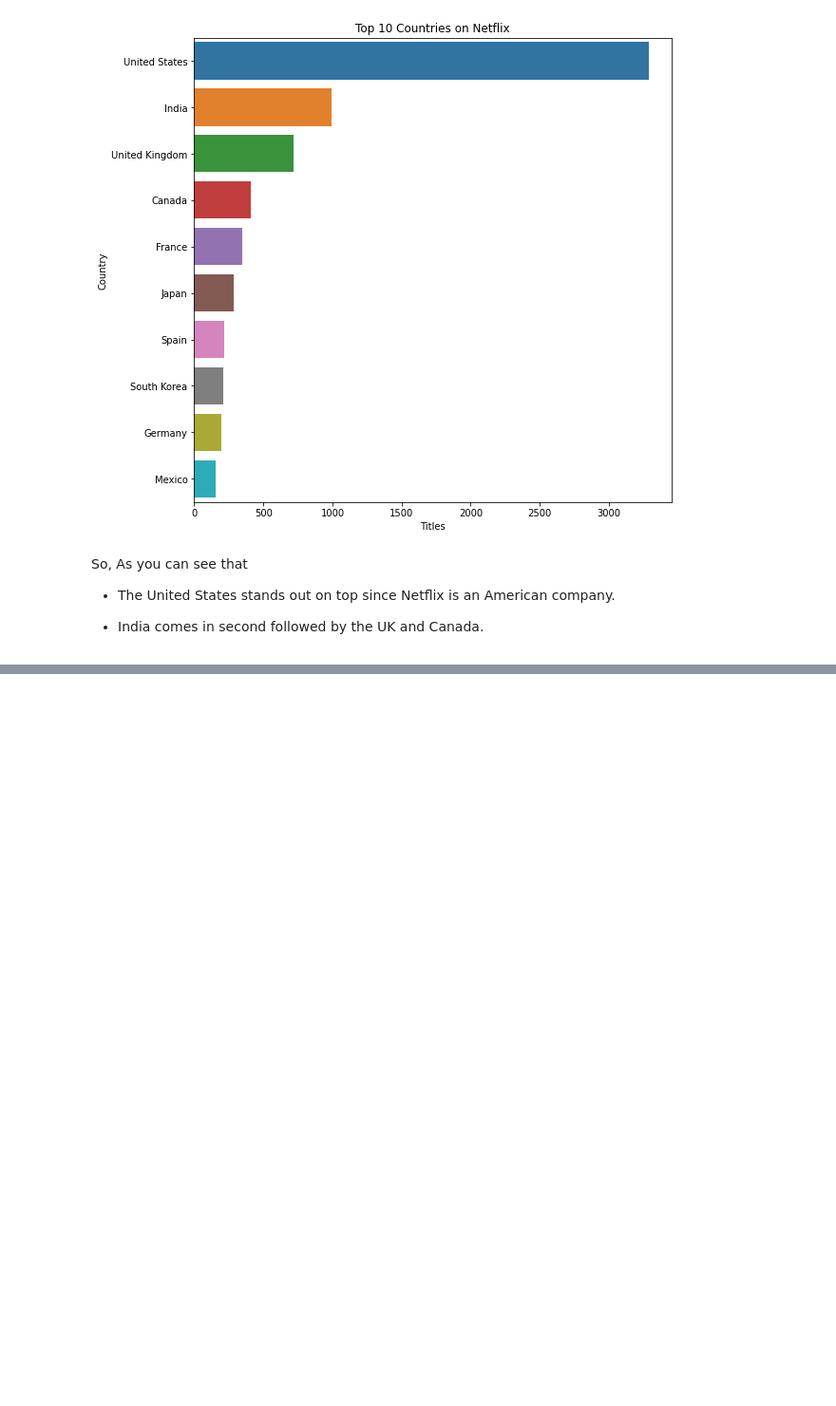
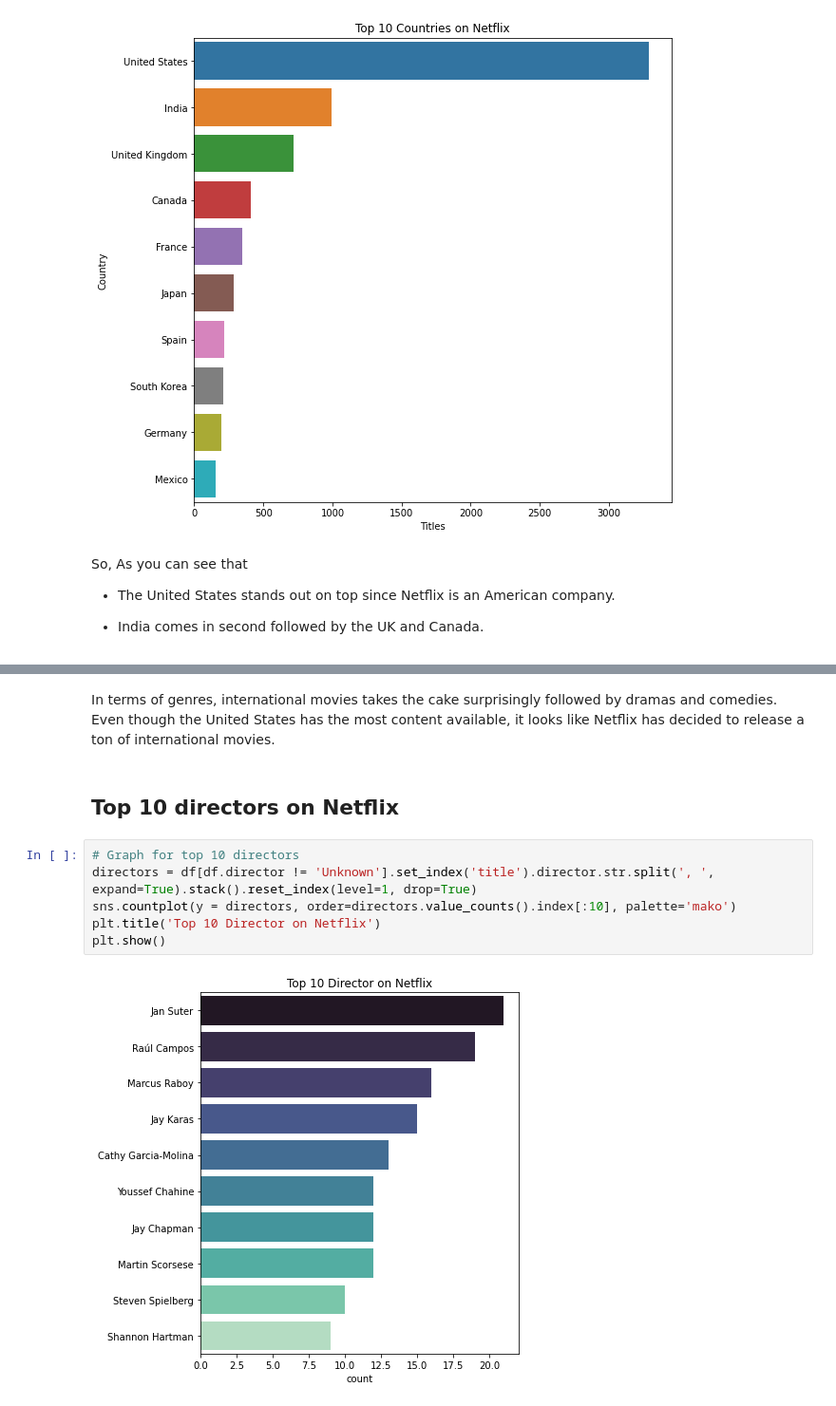
Before and after one commit to Ankushsaini90/NETFLIX-MOVIES-AND-TV-SHOWS-CLUSTERING, a Jupyter notebook: NETFLIX_MOVIES_AND_TV_SHOWS_CLUSTERING.ipynb, the cells around one changed output, grey strips where cells are left out. Shown at 95% size. Saved outputs shown, nothing was run; the diff lists cells and outputs as text; blank space fills up the shorter version.

```diff
--- a/NETFLIX_MOVIES_AND_TV_SHOWS_CLUSTERING.ipynb
+++ b/NETFLIX_MOVIES_AND_TV_SHOWS_CLUSTERING.ipynb
@@ -317,0 +364,12 @@ So, As you can see that
+# %% [markdown]
+In terms of genres, international movies takes the cake surprisingly followed by dramas and comedies. Even though the United States has the most content available, it looks like Netflix has decided to release a ton of international movies.
+# %% [markdown]
+## Top 10 directors on Netflix
+# %%
+# Graph for top 10 directors
+directors = df[df.director != 'Unknown'].set_index('title').director.str.split(', ', expand=True).stack().reset_index(level=1, drop=True)
+sns.countplot(y = directors, order=directors.value_counts().index[:10], palette='mako')
+plt.title('Top 10 Director on Netflix')
+plt.show()
+# %% [output]
+[figure, added]
```
Also changed, not shown: parts of 66 cells of this notebook.
